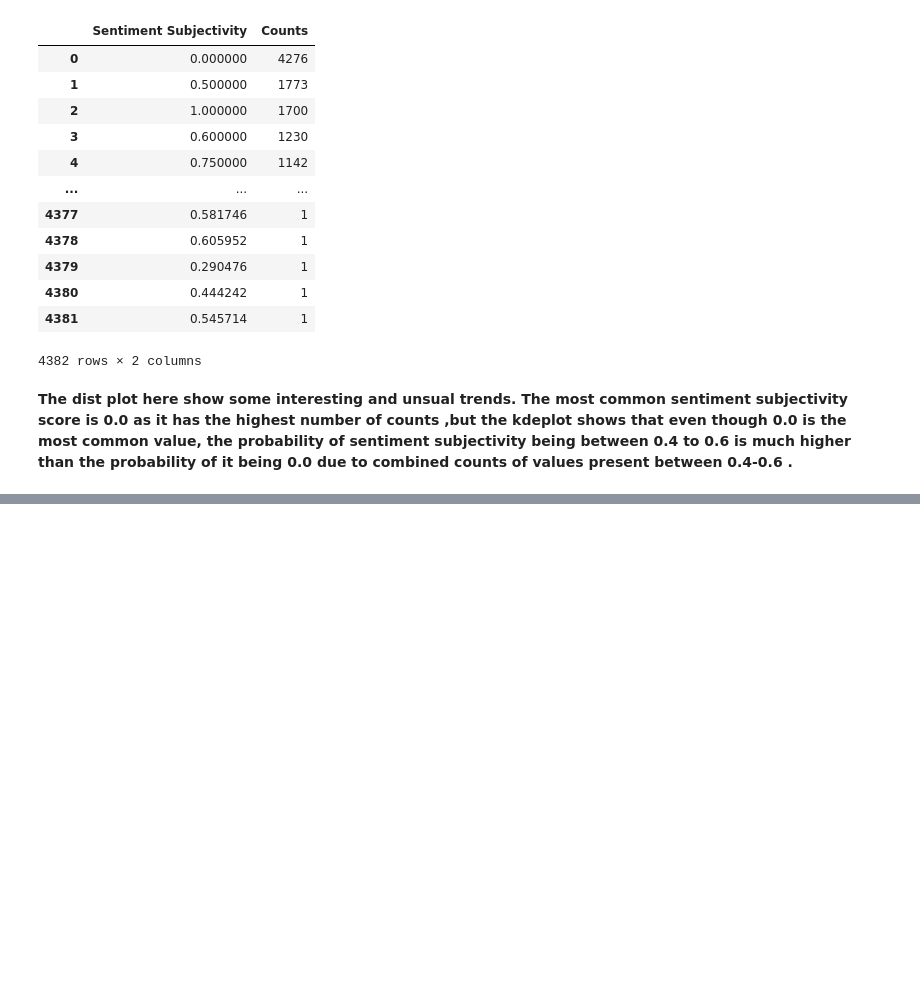
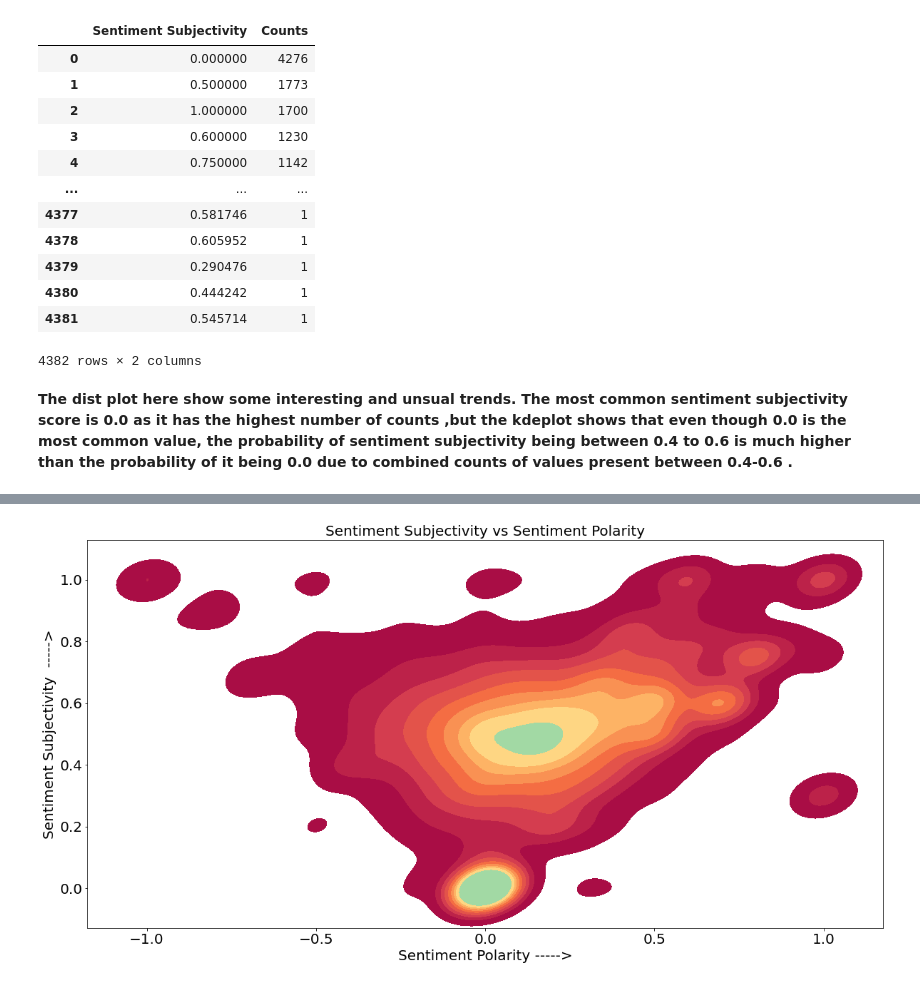
Before and after one commit to amol004/Google-Play-Store-EDA, a Jupyter notebook: Capstone_Project_Google_play_store_review_analysis_(EDA)_Notebook_{Amol_Thakur}.ipynb, the cells around one changed output, grey strips where cells are left out. Drawn from its saved outputs; the diff is of its cells as text; code cells hidden in the pictures; blank space fills up the shorter version.

```diff
--- a/Capstone_Project_Google_play_store_review_analysis_(EDA)_Notebook_{Amol_Thakur}.ipynb
+++ b/Capstone_Project_Google_play_store_review_analysis_(EDA)_Notebook_{Amol_Thakur}.ipynb
@@ -1446,0 +1450,9 @@ merged_df['Sentiment_Subjectivity'].value_counts().reset_index().rename(columns=
+# %%
+# Sentiment Subjectivity vs Sentiment Polarity
+plt.rcParams['figure.figsize'] = (20,10)
+sns.kdeplot(data=merged_df, x="Sentiment_Polarity",y='Sentiment_Subjectivity',cmap="Spectral",lw=3,ec='black',shade=True);
+plt.title('Sentiment Subjectivity vs Sentiment Polarity',fontsize=20)
+plt.xlabel('Sentiment Polarity ----->',fontsize=20)
+plt.ylabel('Sentiment Subjectivity  ----->',fontsize=20);
+# %% [output]
+[figure, added]
```
Also changed, not shown: parts of 4 cells of this notebook.
